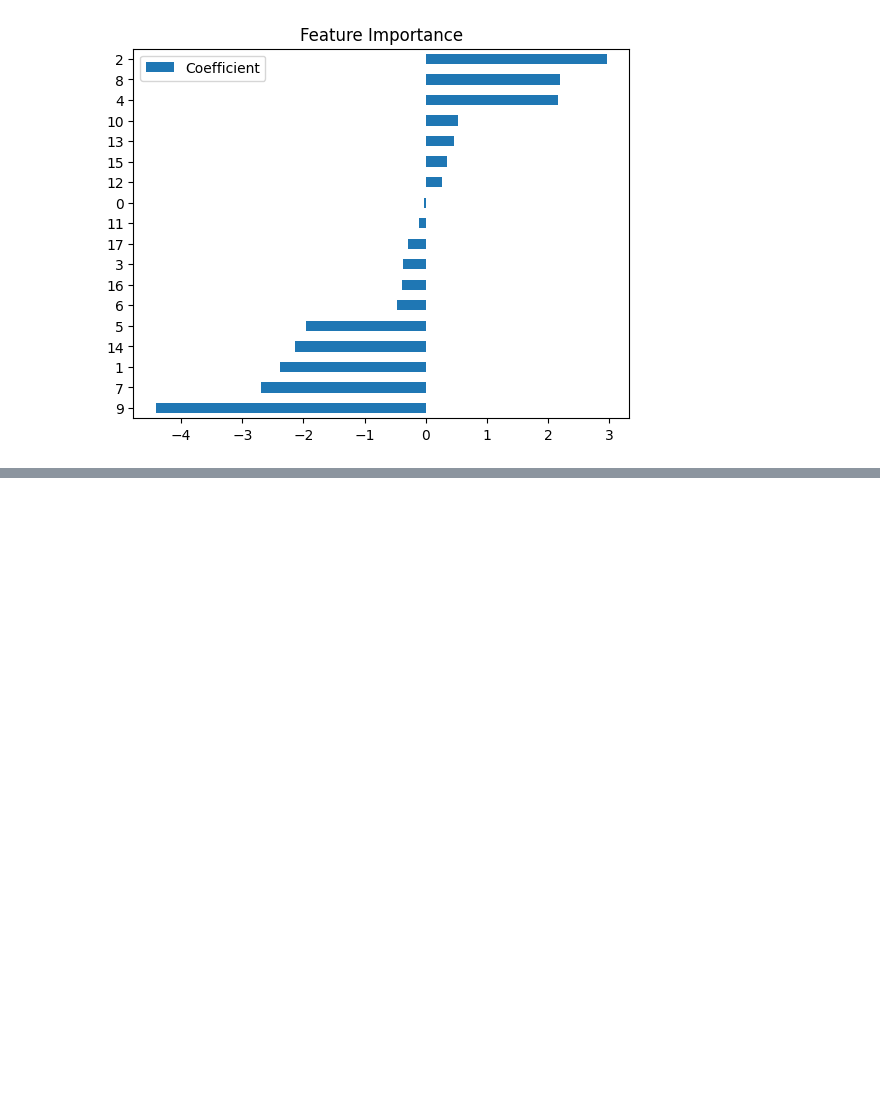
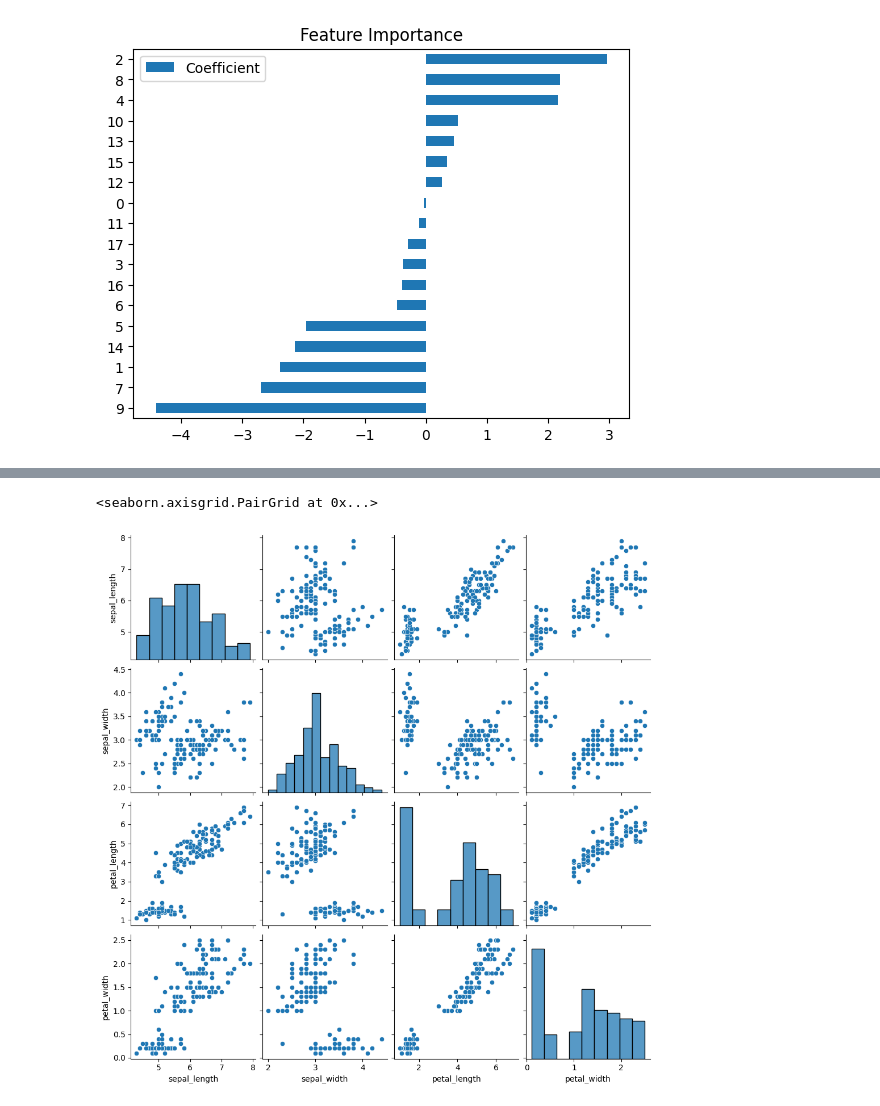
Before and after one commit to Ebin21/ML, a Jupyter notebook: House_Price2.ipynb, the cells around one changed output, grey strips where cells are left out. Drawn from its saved outputs; the diff is of its cells as text; code cells hidden in the pictures; blank space fills up the shorter version.

```diff
--- a/House_Price2.ipynb
+++ b/House_Price2.ipynb
@@ -174,0 +192,5 @@ plt.show()
+# %%
+sns.pairplot(iris)
+# %% [output]
+<seaborn.axisgrid.PairGrid at 0x...>
+[figure, added]
```
Also changed, not shown: parts of 3 cells of this notebook, 2 other files.
